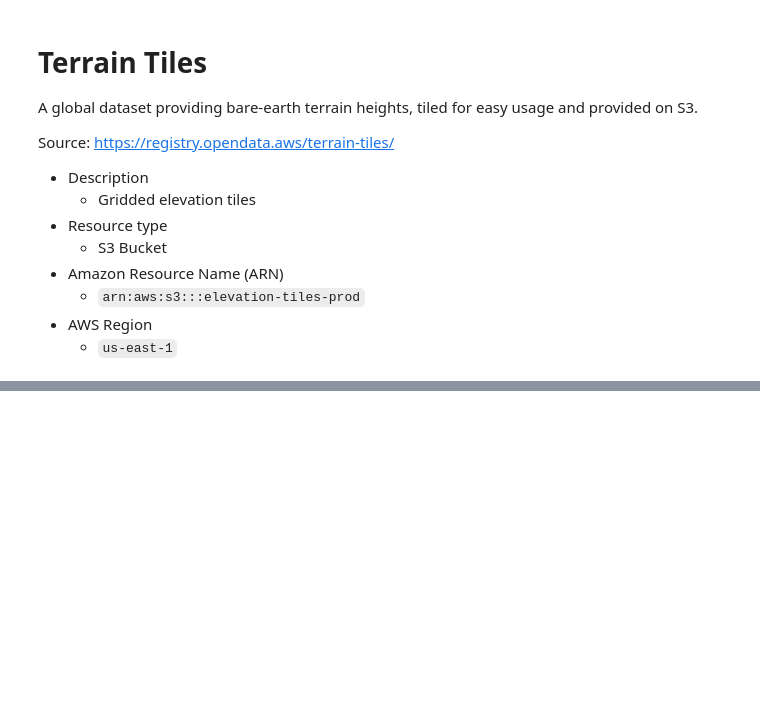
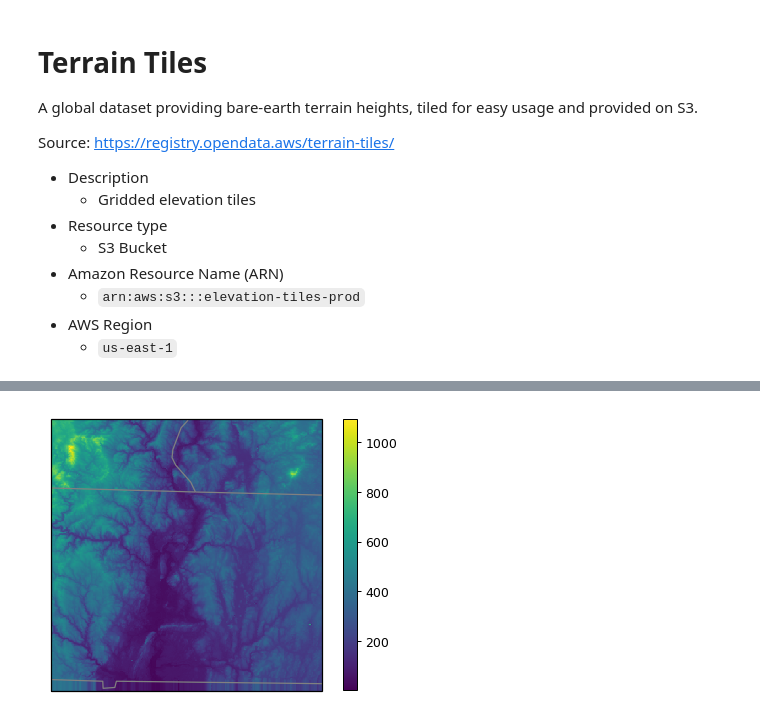
Before and after one commit to creare-com/podpac-examples, a Jupyter notebook: notebooks/demos/Terrain-Tiles.ipynb, the cells around one changed output, grey strips where cells are left out. Saved outputs shown, nothing was run; the diff lists cells and outputs as text; code cells hidden in the pictures; blank space fills up the shorter version.

```diff
--- a/notebooks/demos/Terrain-Tiles.ipynb
+++ b/notebooks/demos/Terrain-Tiles.ipynb
@@ -33,0 +44,33 @@ output = node.eval(c)
+# %%
+# plot with state boundaries data
+import cartopy.crs as ccrs
+import cartopy.feature as cfeature
+
+# create the figure
+fig = plt.figure(dpi=90)
+ax = fig.add_subplot(1, 1, 1, projection=ccrs.PlateCarree())
+
+# set bounds using output
+lat_bounds = [output['lat'].min(), output['lat'].max()]
+lon_bounds = [output['lon'].min(), output['lon'].max()]
+ax.set_extent([lon_bounds[0], lon_bounds[1], lat_bounds[0], lat_bounds[1]], crs=ccrs.PlateCarree())
+
+# Cartopy Feature interface
+# See https://scitools.org.uk/cartopy/docs/latest/gallery/feature_creation.html
+# rivers = cfeature.NaturalEarthFeature(
+#     category='physical',
+#     name='rivers_lake_centerlines',
+#     scale='50m')
+
+# ax.add_feature(rivers, edgecolor='red', linewidth=2)
+states_provinces = cfeature.NaturalEarthFeature(
+    category='cultural',
+    name='admin_1_states_provinces_lines',
+    scale='50m',
+    facecolor='none')
+ax.add_feature(states_provinces, edgecolor='gray')
+
+output.plot()
+pass
+# %% [output]
+[figure, added]
```
Also changed, not shown: parts of 19 cells of this notebook, 2 other files.
